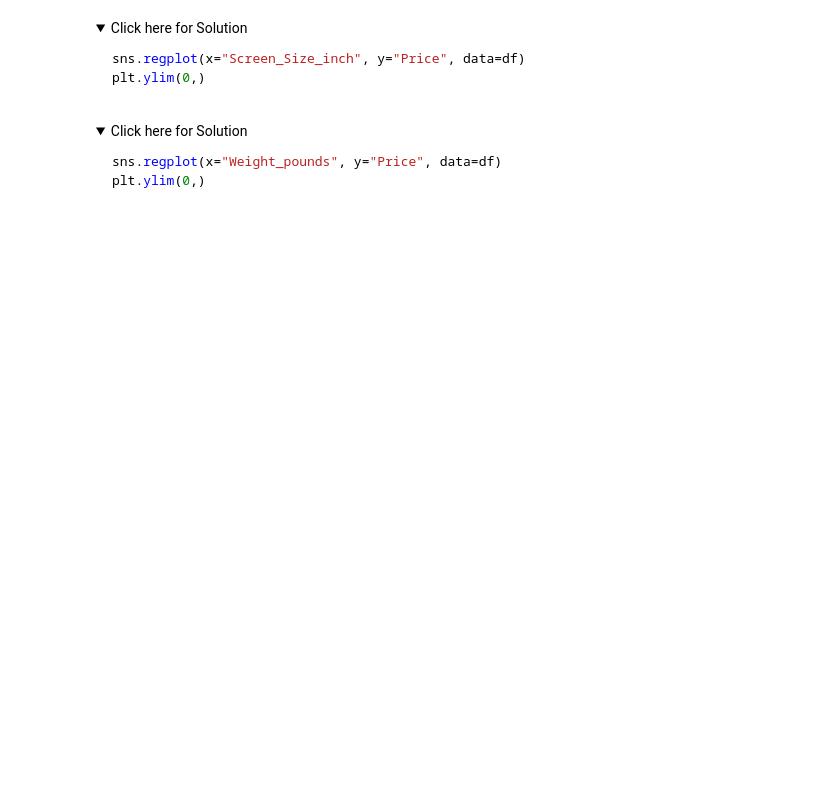
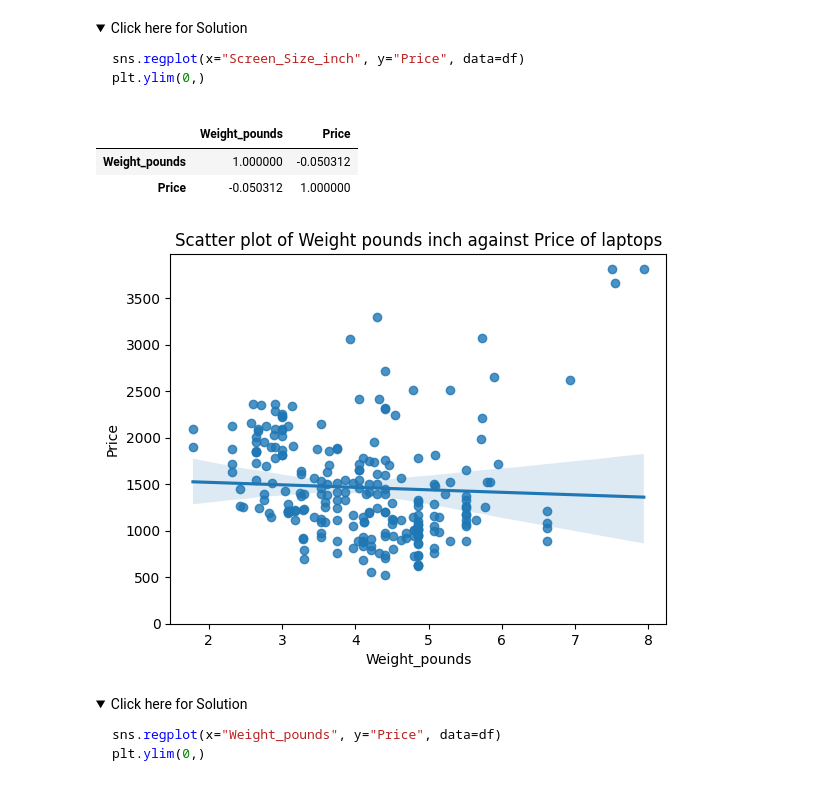
Before and after one commit to tranttha/IBM-DS-Course, a Jupyter notebook: Course 7 Data Analysis with Python/Module 3 Exploratory Data analysis/Exploratory_data_analysis.jupyterlite.ipynb, the cells around one changed output. Cells and saved outputs as stored; diff of their text form; code cells hidden in the pictures; folded sections open; blank space fills up the shorter version.

```diff
--- a/Course 7 Data Analysis with Python/Module 3 Exploratory Data analysis/Exploratory_data_analysis.jupyterlite.ipynb
+++ b/Course 7 Data Analysis with Python/Module 3 Exploratory Data analysis/Exploratory_data_analysis.jupyterlite.ipynb
@@ -116,6 +143,15 @@ plt.ylim(0,)
 # %%
 # Write your code below and press Shift+Enter to execute
 # Weight_pounds plot
+sns.regplot(x="Weight_pounds", y ="Price", data=df)
+plt.ylim(0,)
+plt.title("Scatter plot of Weight pounds inch against Price of laptops")
+df[['Weight_pounds', 'Price']].corr()
+# %% [output]
+|  | Weight_pounds | Price |
+| Weight_pounds | 1.000000 | -0.050312 |
+| Price | -0.050312 | 1.000000 |
+[figure, added]
 # %% [markdown]
 <details>
     <summary>Click here for Solution</summary>
```
Also changed, not shown: parts of 21 cells of this notebook, 2 other files.
